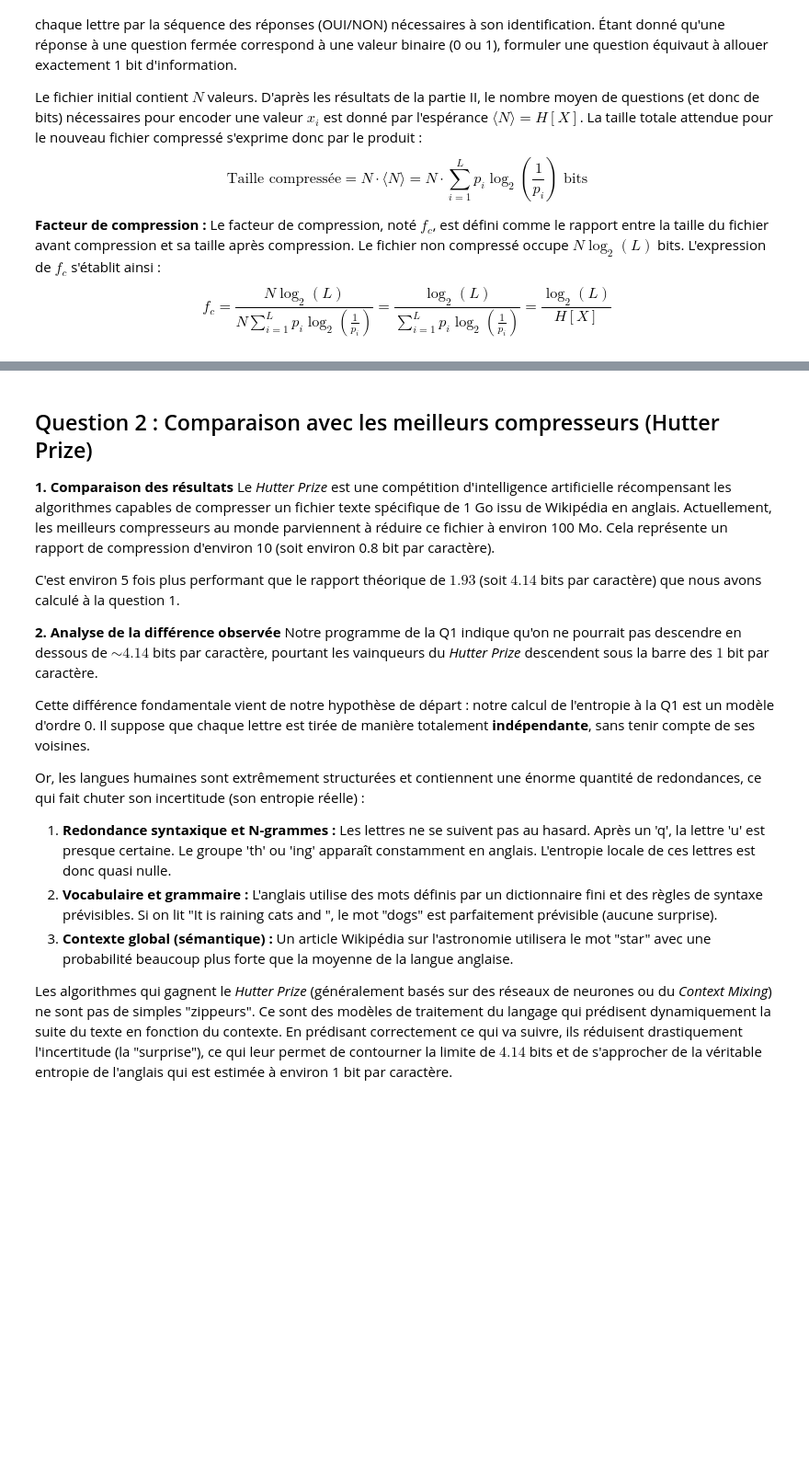
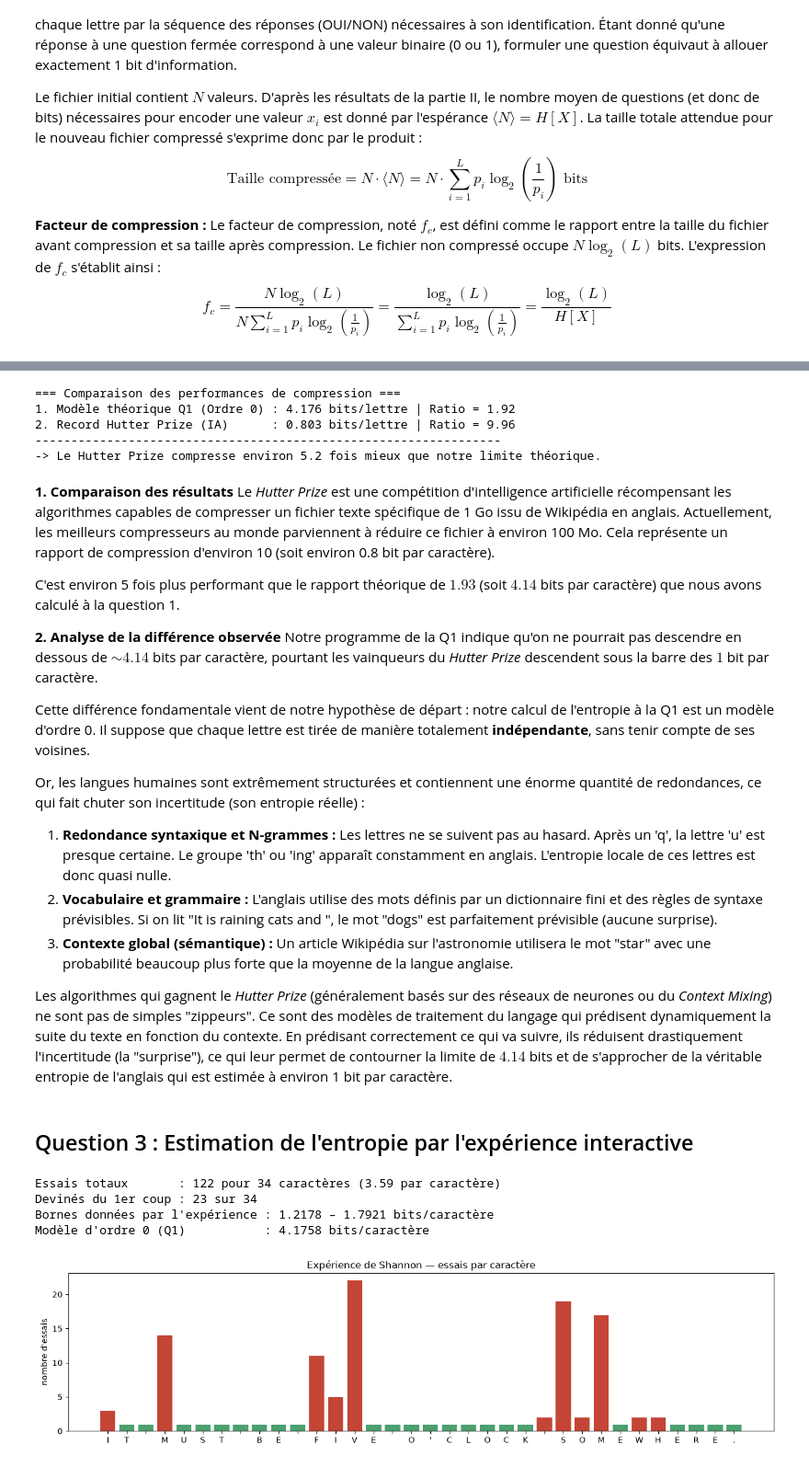
Before and after one commit to Brieucjub/homework1, a Jupyter notebook: homework1_exo1.ipynb, the cells around one changed output, grey strips where cells are left out. Shown at 92% size. Cells and saved outputs as stored; diff of their text form; code cells hidden in the pictures; blank space fills up the shorter version.

```diff
--- a/homework1_exo1.ipynb
+++ b/homework1_exo1.ipynb
@@ -164,0 +255,17 @@ $$ f_{c} = \frac{N \log_{2}(L)}{N \sum_{i=1}^{L} p_{i} \log_{2}\left(\frac{1}{p_
+# %%
+
+with open('abcd.txt', 'rb') as f:
+    data = f.read()
+N = len(data)
+
+taille_gzip = len(zlib.compress(data, 9))
+
+c = zlib.compressobj(9, zlib.DEFLATED, -15, 9, zlib.Z_HUFFMAN_ONLY)
+taille_huffman = len(c.compress(data) + c.flush())
+
+taille_bz2 = len(bz2.compress(data, 9))
+
+print(f"Borne de Shannon (H=2)   : {2.00:.2f} bits/caractère")
+print(f"gzip (LZ77 + Huffman)    : {taille_gzip*8/N:.2f} bits/caractère")
+print(f"Huffman seul (sans LZ77) : {taille_huffman*8/N:.2f} bits/caractère")
+print(f"bzip2 (BWT)              : {taille_bz2*8/N:.2f} bits/caractère")
@@ -178,5 +312,25 @@ Cela signifie qu'en utilisant un compresseur parfait basé sur la fréquence des
+# %%
+taille_initiale_octets = 1_000_000_000
+taille_compressee_record = 100_424_672
+
+ratio_hutter = taille_initiale_octets / taille_compressee_record
+bits_par_caractere_hutter = 8.0 / ratio_hutter
+
+entropie_q1 = entropie_anglais
+ratio_q1 = ratio_compression
+
+print("=== Comparaison des performances de compression ===")
+print(f"1. Modèle théorique Q1 (Ordre 0) : {entropie_q1:.3f} bits/lettre | Ratio = {ratio_q1:.2f}")
+print(f"2. Record Hutter Prize (IA)      : {bits_par_caractere_hutter:.3f} bits/lettre | Ratio = {ratio_hutter:.2f}")
+print("-" * 65)
+print(f"-> Le Hutter Prize compresse environ {ratio_hutter / ratio_q1:.1f} fois mieux que notre limite théorique.")
+# %% [output]
+=== Comparaison des performances de compression ===
+1. Modèle théorique Q1 (Ordre 0) : 4.176 bits/lettre | Ratio = 1.92
+2. Record Hutter Prize (IA)      : 0.803 bits/lettre | Ratio = 9.96
+-----------------------------------------------------------------
+-> Le Hutter Prize compresse environ 5.2 fois mieux que notre limite théorique.
 # %% [markdown]
-## Question 2 : Comparaison avec les meilleurs compresseurs (Hutter Prize)
 
 **1. Comparaison des résultats**
 Le *Hutter Prize* est une compétition d'intelligence artificielle récompensant les algorithmes capables de compresser un fichier texte spécifique de 1 Go issu de Wikipédia en anglais.
@@ -195,4 +349,30 @@ Or, les langues humaines sont extrêmement structurées et contiennent une énor
 3. **Contexte global (sémantique) :** Un article Wikipédia sur l'astronomie utilisera le mot "star" avec une probabilité beaucoup plus forte que la moyenne de la langue anglaise.
 
 Les algorithmes qui gagnent le *Hutter Prize* (généralement basés sur des réseaux de neurones ou du *Context Mixing*) ne sont pas de simples "zippeurs". Ce sont des modèles de traitement du langage qui prédisent dynamiquement la suite du texte en fonction du contexte. En prédisant correctement ce qui va suivre, ils réduisent drastiquement l'incertitude (la "surprise"), ce qui leur permet de contourner la limite de $4.14$ bits et de s'approcher de la véritable entropie de l'anglais qui est estimée à environ 1 bit par caractère.
+# %% [markdown]
+## Question 3 : Estimation de l'entropie par l'expérience interactive
+# %%
+phrase = "IT MUST BE FIVE O'CLOCK SOMEWHERE."
+essais = np.array([3,1,1,14,1,1,1,1,1,1,1,11,5,22,1,1,1,1,1,1,1,1,1,
+                   2,19,2,17,1,2,2,1,1,1,1])
+
+print(f"Essais totaux       : {essais.sum()} pour {len(essais)} caractères "
+      f"({essais.mean():.2f} par caractère)")
+print(f"Devinés du 1er coup : {np.sum(essais == 1)} sur {len(essais)}")
+print(f"Bornes données par l'expérience : 1.2178 – 1.7921 bits/caractère")
+print(f"Modèle d'ordre 0 (Q1)           : {entropie_anglais:.4f} bits/caractère")
+
+fig, ax = plt.subplots(figsize=(13, 3.5))
+ax.bar(range(len(essais)), essais,
+       color=np.where(essais > 1, '#C44536', '#4C9F70'))
+ax.set_xticks(range(len(phrase))); ax.set_xticklabels(list(phrase))
+ax.set_ylabel("nombre d'essais")
+ax.set_title("Expérience de Shannon — essais par caractère")
+plt.tight_layout(); plt.show()
+# %% [output]
+Essais totaux       : 122 pour 34 caractères (3.59 par caractère)
+Devinés du 1er coup : 23 sur 34
+Bornes données par l'expérience : 1.2178 – 1.7921 bits/caractère
+Modèle d'ordre 0 (Q1)           : 4.1758 bits/caractère
+[figure, added]
 # %% [markdown]
```
Also changed, not shown: parts of 10 cells of this notebook.
